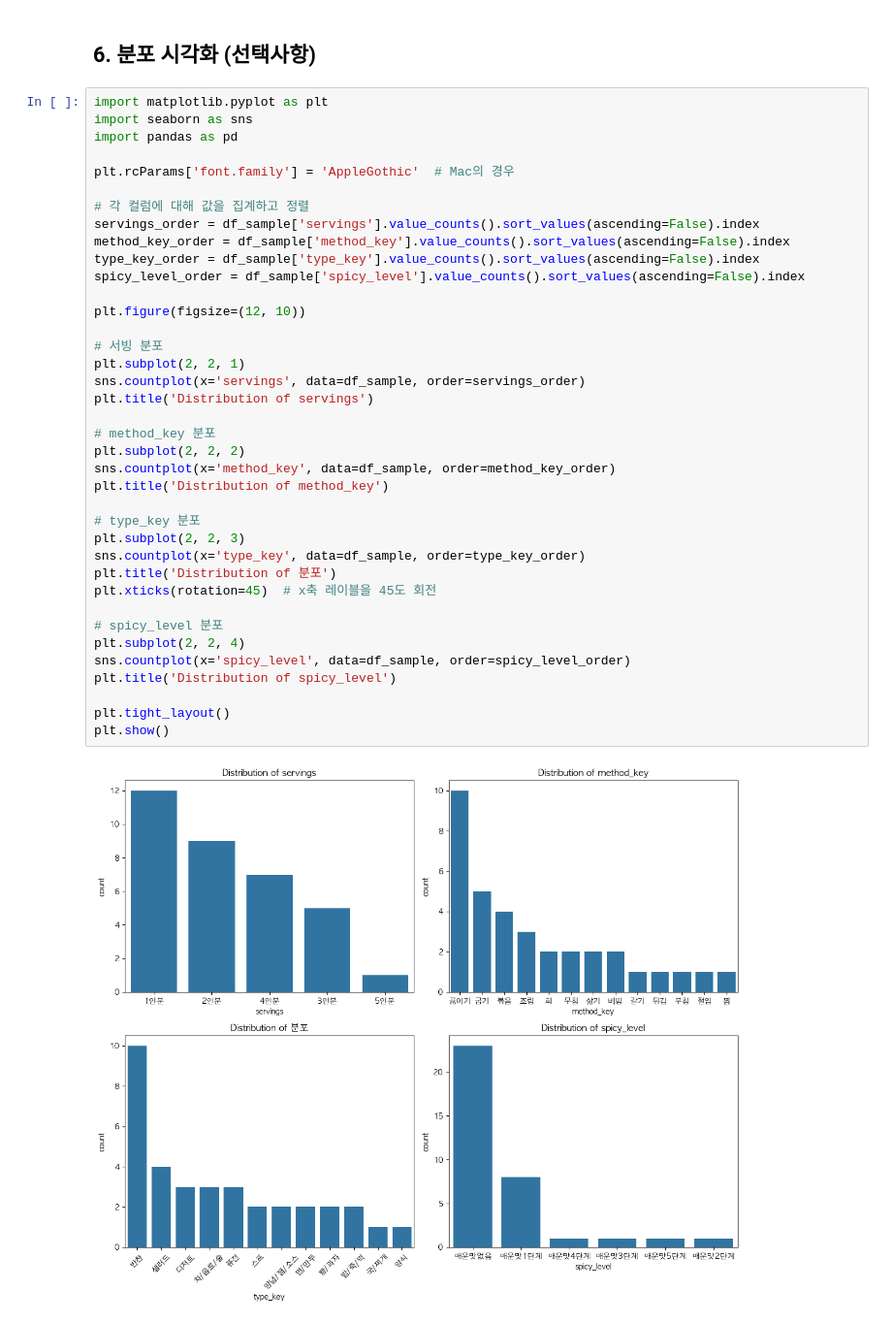
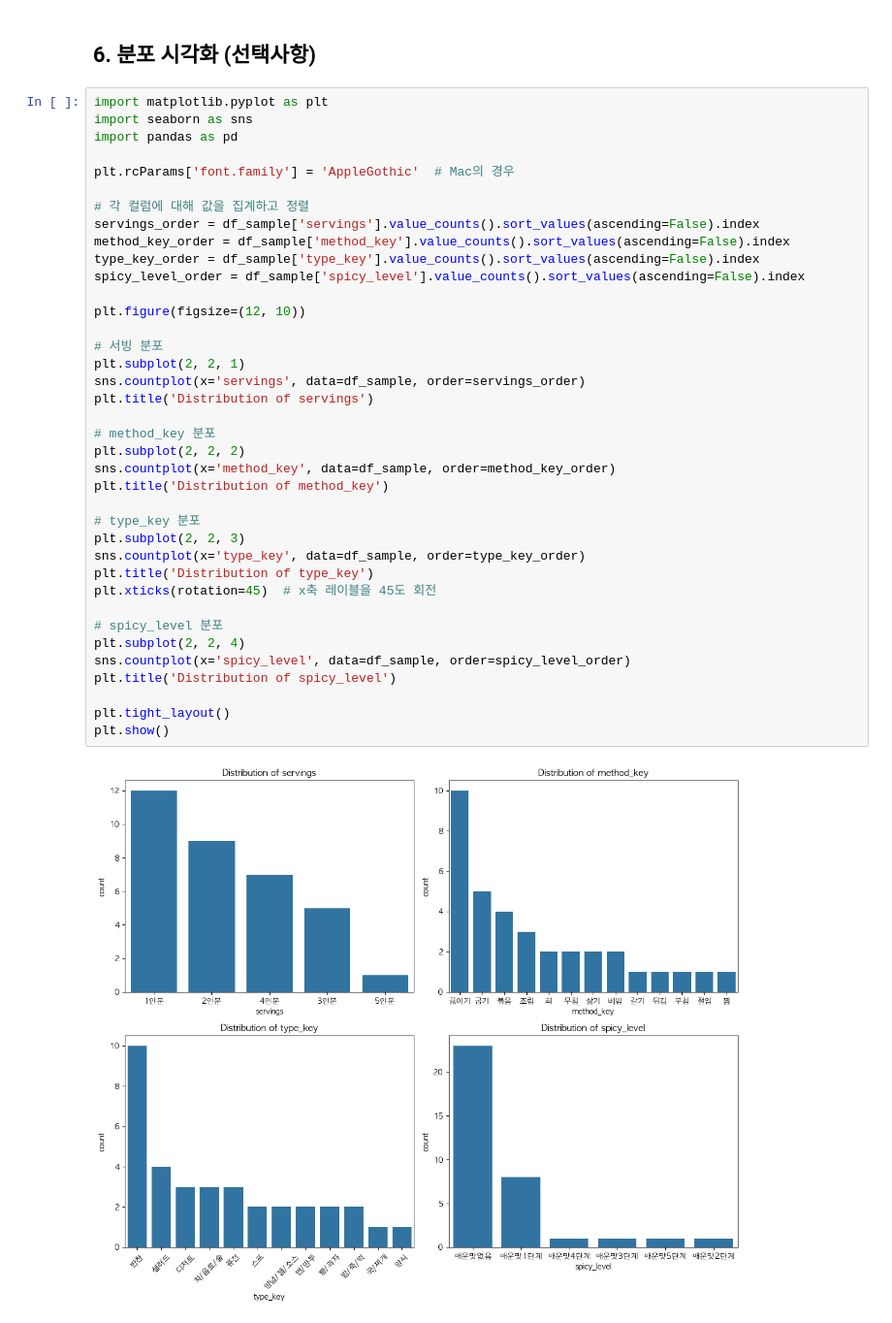
Before and after one commit to tasty-savings/ts-ai, a Jupyter notebook: evaluation/diverse-dataset-notebook.ipynb, the cells around one changed output. Shown at 97% size. Saved outputs shown, nothing was run; the diff lists cells and outputs as text.

```diff
--- a/evaluation/diverse-dataset-notebook.ipynb
+++ b/evaluation/diverse-dataset-notebook.ipynb
@@ -625,32 +625,32 @@ plt.rcParams['font.family'] = 'AppleGothic'  # Mac의 경우
 servings_order = df_sample['servings'].value_counts().sort_values(ascending=False).index
 method_key_order = df_sample['method_key'].value_counts().sort_values(ascending=False).index
 type_key_order = df_sample['type_key'].value_counts().sort_values(ascending=False).index
 spicy_level_order = df_sample['spicy_level'].value_counts().sort_values(ascending=False).index
 
 plt.figure(figsize=(12, 10))
 
 # 서빙 분포
 plt.subplot(2, 2, 1)
 sns.countplot(x='servings', data=df_sample, order=servings_order)
 plt.title('Distribution of servings')
 
 # method_key 분포
 plt.subplot(2, 2, 2)
 sns.countplot(x='method_key', data=df_sample, order=method_key_order)
 plt.title('Distribution of method_key')
 
 # type_key 분포
 plt.subplot(2, 2, 3)
 sns.countplot(x='type_key', data=df_sample, order=type_key_order)
-plt.title('Distribution of 분포')
+plt.title('Distribution of type_key')
 plt.xticks(rotation=45)  # x축 레이블을 45도 회전
 
 # spicy_level 분포
 plt.subplot(2, 2, 4)
 sns.countplot(x='spicy_level', data=df_sample, order=spicy_level_order)
 plt.title('Distribution of spicy_level')
 
 plt.tight_layout()
 plt.show()
 # %% [output]
-[figure, old version]
+[figure, new version]
```
Also changed, not shown: 1 other file.
